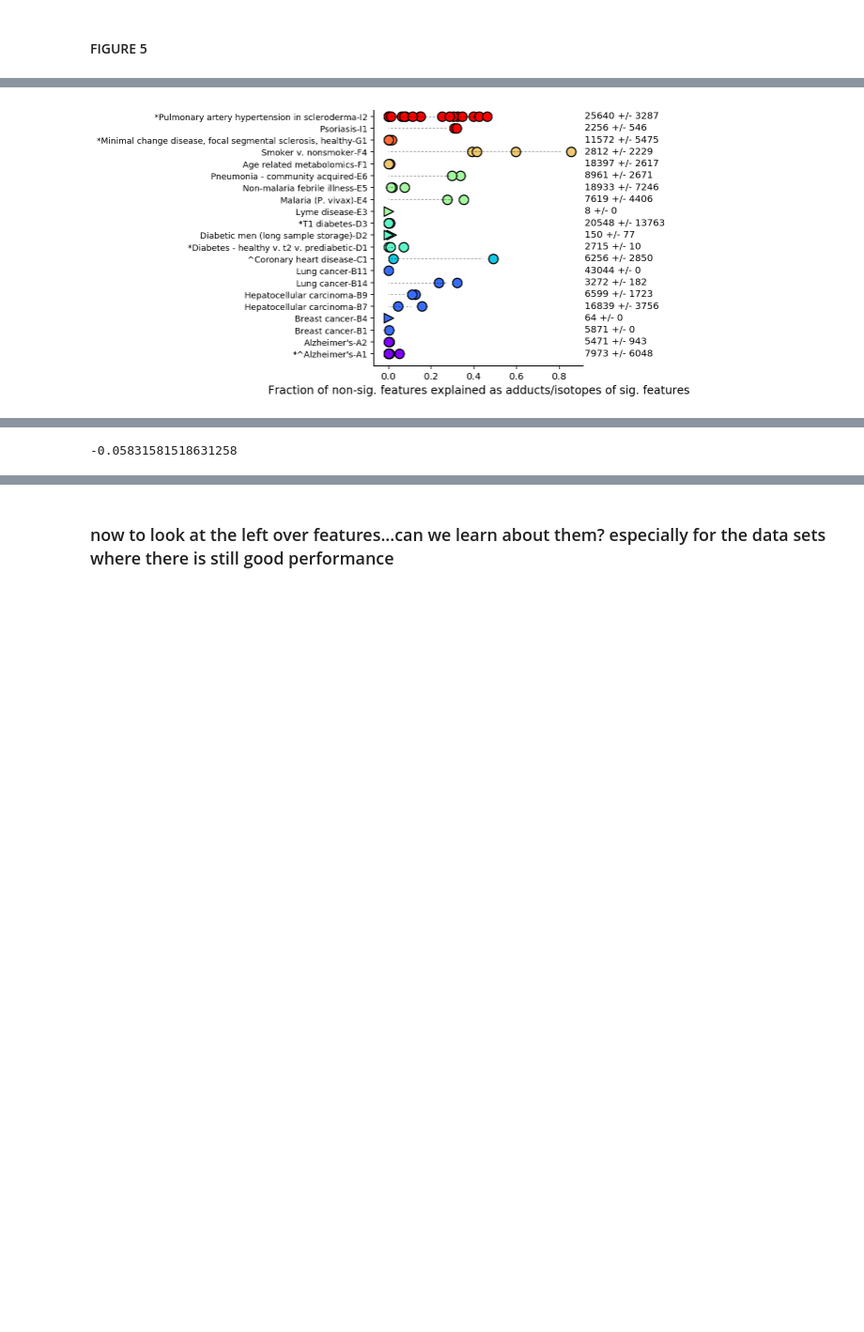
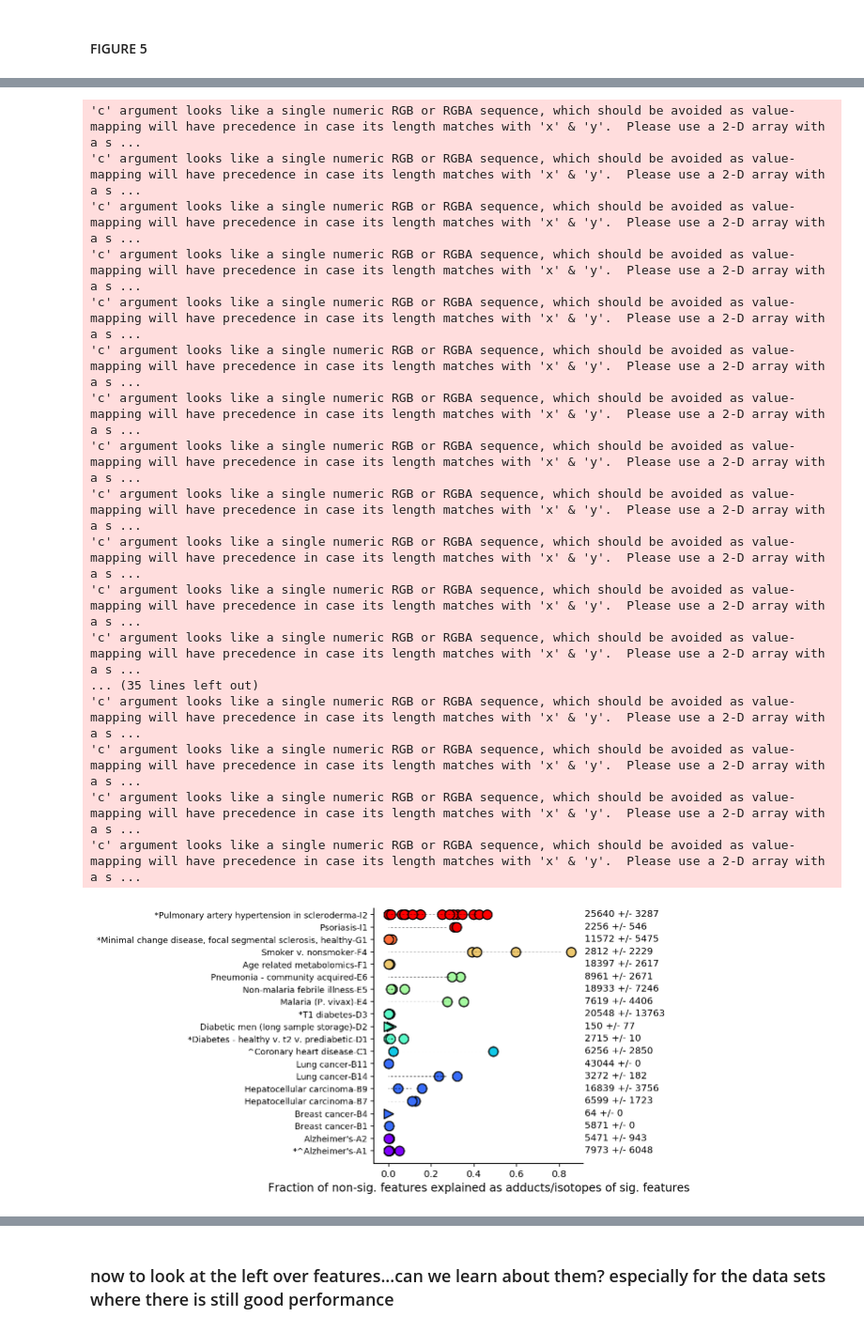
Before and after one commit to ethanev/Metabolomics_ML, a Jupyter notebook: 4_feature_analysis/3_analysis/Figure_5.ipynb, the cells around one changed output, grey strips where cells are left out. Shown at 94% size. Cells and saved outputs as stored; diff of their text form; code cells hidden in the pictures; blank space fills up the shorter version.

```diff
--- a/4_feature_analysis/3_analysis/Figure_5.ipynb
+++ b/4_feature_analysis/3_analysis/Figure_5.ipynb
@@ -66,9 +64,13 @@ def df_naming_cleanup(df):
     return df
 # %%
 all_data = pd.read_csv('./paper_models_csvs_pkls/summary-sig_rem_False_stat_sig_False_top_sig_False_0_30avg_auc_log_reg_YES_bn_NO_log_NO_standscal_YES_ovo_YES_meta.csv').sort_values('study')
+# all_data = pd.read_csv('./summary-sig_rem_False_rem_add_False_stat_sig_False_top_sig_False_0_30avg_auc_log_reg_YES_bn_NO_log_NO_standscal_YES_ovo_YES_meta_withfeatstd.csv').sort_values('study')
 all_data = all_data.replace('ST000389', 'ST000388')
+all_data = all_data.replace('ST000063', 'ST000062')
 nosig_LR = pd.read_csv('./paper_models_csvs_pkls/summary-sig_rem_True_stat_sig_False_top_sig_False_0_30avg_auc_log_reg_YES_bn_NO_log_NO_standscal_YES_ovo_YES_meta.csv')
+# nosig_LR = pd.read_csv('./summary-sig_rem_True_rem_add_False_stat_sig_False_top_sig_False_0_30avg_auc_log_reg_YES_bn_NO_log_NO_standscal_YES_ovo_YES_meta_withfeatstd.csv')
 nosig_LR = nosig_LR.replace('ST000389', 'ST000388')
+nosig_LR = nosig_LR.replace('ST000063', 'ST000062')
 nosig_LR = df_naming_cleanup(nosig_LR)
 all_data = df_naming_cleanup(all_data)
 all_data = all_data.sort_values(by=['analysis'])
@@ -102,6 +104,10 @@ study_names = ['ST000046', 'MTBLS72', 'ST000062','MTBLS92','ST000356', 'ST000355
 study_ID = ['A1','A2','A3','B1','B2','B3','B4','B5','B6','B7','B8','B9','B10','B11','B12','B13','B14','C1',
             'D1','D2','D3','D4','E1','E2','E3','E4','E5','E6','E7','F1','F2','F3','F4','G1','H1','I1','I2']
 name_to_id = {s:s_id for s,s_id in zip(study_names, study_ID)}
+# %%
+all_data = all_data[all_data.study != 'ST000888']
+nosig_LR = nosig_LR[nosig_LR.study != 'ST000888']
+# nosig_LR
 # %%
 #### compare the combined between model types and +/- stat sig features
 
@@ -287,7 +294,7 @@ for model in to_compare:
 
 ### go through each dataset, if possible compare and plot
 if write_add == False:
-    adduct_dict = pickle.load(open('adducts_L1_nostat-stat_models.pkl', 'rb'))
+    adduct_dict = pickle.load(open('./paper_models_csvs_pkls/adducts_L1_nostat-stat_models.pkl', 'rb'))
 else:
     adduct_dict = {}
     for interest in current_interest_studies:
@@ -553,6 +562,7 @@ for ele in order:
         if ele in info:
             sorted_data.append(info)
 to_sort = sorted_data
+# print(to_sort)
 x = [ele[0] for ele in to_sort]
 disease_types = [ele[1] for ele in to_sort]
 shapes = [ele[2] for ele in to_sort]
@@ -571,6 +581,9 @@ study_avg_feat = []
 study_std_feat = []
 current_s = None
 for d, s, f_c in zip(disease, study, all_features):
+    print(d,s)
+    if s == 'ST000888':
+        continue
     if s in seen:
         y.append(y_value)
         feat_ct.append(f_c)
@@ -645,8 +658,10 @@ for x_, y_ in zip(line_x, line_y):
 ax.set_yticklabels([])
 ax.yaxis.set_ticks(np.arange(2, y[-1]+1, y_step))
 ax.set_ylim([0,y[-1]+1])
+# label_ID = ['A1','A2','B1','B4','B7','B9','B14','B11','C1',
+#             'D1','D2','D3','E3','E4','E5','E6','F1','F4','G1','I1','I2']
 label_ID = ['A1','A2','B1','B4','B7','B9','B14','B11','C1',
-            'D1','D2','D3','E3','E4','E5','E6','F1','F4','G1','I1','I2']
+            'D1','D2','D3','E4','E5','E6','F1','F4','G1','I1','I2']
 temp_y_labels = [e1+'-'+e2 for e1, e2 in zip(temp_y_labels,label_ID)]
 ax.set_yticklabels(temp_y_labels, fontname='Dejavu Sans', fontsize=9)
 ax.spines['right'].set_visible(False)
@@ -658,7 +673,7 @@ ax.set_xlabel('Fraction of non-sig. features explained as adducts/isotopes of si
 #     pad = x_pos*0.1
 #     ax.text(x_pos+pad,y_pos, '{0:.3f} +/- {1:.3f}'.format(a,a_std), fontname='Dejavu Sans', fontsize=9)
 unique_y = list(set(y))
-unique_y = [ele-0.35 for ele in unique_y]
+unique_y = sorted([ele-0.35 for ele in unique_y])
 for f_avg, f_std, y in zip(study_avg_feat,study_std_feat,unique_y):
     ax.text(0.92,y,'{} +/- {}'.format(int(f_avg),int(f_std)))
 
@@ -694,6 +709,10 @@ plt.show()
 ############### figure 5d
 nosig_noadd_LR = pd.read_csv('./paper_models_csvs_pkls/summary-sig_rem_True_rem_add_True_stat_sig_False_top_sig_False_0_30avg_auc_log_reg_YES_bn_NO_log_NO_standscal_YES_ovo_YES_meta.csv')
 nosig_LR = pd.read_csv('./paper_models_csvs_pkls/summary-sig_rem_True_stat_sig_False_top_sig_False_0_30avg_auc_log_reg_YES_bn_NO_log_NO_standscal_YES_ovo_YES_meta.csv')
+nosig_noadd_LR = nosig_noadd_LR[nosig_noadd_LR.study != 'ST000888']
+nosig_LR = nosig_LR[nosig_LR.study != 'ST000888']
+# nosig_noadd_LR = pd.read_csv('./summary-sig_rem_True_rem_add_True_stat_sig_False_top_sig_False_0_30avg_auc_log_reg_YES_bn_NO_log_NO_standscal_YES_ovo_YES_meta_withfeatstd.csv')
+# nosig_LR = pd.read_csv('./summary-sig_rem_True_rem_add_False_stat_sig_False_top_sig_False_0_30avg_auc_log_reg_YES_bn_NO_log_NO_standscal_YES_ovo_YES_meta_withfeatstd.csv')
 nosig_noadd_LR = nosig_noadd_LR.replace('ST000389', 'ST000388')
 nosig_noadd_LR = df_naming_cleanup(nosig_noadd_LR)
 nosig_noadd_LR = nosig_noadd_LR.sort_values(by=['analysis'])
@@ -725,7 +744,7 @@ ax.set_xlim([0.3,1])
 ax.set_ylim([0.3,1])
 ax.plot([0,1],[0,1], 'k', linewidth=2.5)
 ax.set_xlabel('no stat sig features - LR', fontname='Dejavu Sans', fontsize=12)
-ax.set_ylabel('no stat sig, no adducts/isotope features - LR', fontname='Dejavu Sans', fontsize=12)
+ax.set_ylabel('no stat sig/adducts/isotopes - LR', fontname='Dejavu Sans', fontsize=12)
 ax.spines['right'].set_visible(False)
 ax.spines['top'].set_visible(False)
 ax.spines['left'].set_linewidth(1)
@@ -736 +789,18 @@ plt.show()
+'c' argument looks like a single numeric RGB or RGBA sequence, which should be avoided as value-mapping will have precedence in case its length matches with 'x' & 'y'.  Please use a 2-D array with a s ...
+'c' argument looks like a single numeric RGB or RGBA sequence, which should be avoided as value-mapping will have precedence in case its length matches with 'x' & 'y'.  Please use a 2-D array with a s ...
+'c' argument looks like a single numeric RGB or RGBA sequence, which should be avoided as value-mapping will have precedence in case its length matches with 'x' & 'y'.  Please use a 2-D array with a s ...
+'c' argument looks like a single numeric RGB or RGBA sequence, which should be avoided as value-mapping will have precedence in case its length matches with 'x' & 'y'.  Please use a 2-D array with a s ...
+'c' argument looks like a single numeric RGB or RGBA sequence, which should be avoided as value-mapping will have precedence in case its length matches with 'x' & 'y'.  Please use a 2-D array with a s ...
+'c' argument looks like a single numeric RGB or RGBA sequence, which should be avoided as value-mapping will have precedence in case its length matches with 'x' & 'y'.  Please use a 2-D array with a s ...
+'c' argument looks like a single numeric RGB or RGBA sequence, which should be avoided as value-mapping will have precedence in case its length matches with 'x' & 'y'.  Please use a 2-D array with a s ...
+'c' argument looks like a single numeric RGB or RGBA sequence, which should be avoided as value-mapping will have precedence in case its length matches with 'x' & 'y'.  Please use a 2-D array with a s ...
+'c' argument looks like a single numeric RGB or RGBA sequence, which should be avoided as value-mapping will have precedence in case its length matches with 'x' & 'y'.  Please use a 2-D array with a s ...
+'c' argument looks like a single numeric RGB or RGBA sequence, which should be avoided as value-mapping will have precedence in case its length matches with 'x' & 'y'.  Please use a 2-D array with a s ...
+'c' argument looks like a single numeric RGB or RGBA sequence, which should be avoided as value-mapping will have precedence in case its length matches with 'x' & 'y'.  Please use a 2-D array with a s ...
+'c' argument looks like a single numeric RGB or RGBA sequence, which should be avoided as value-mapping will have precedence in case its length matches with 'x' & 'y'.  Please use a 2-D array with a s ...
+... (35 lines left out)
+'c' argument looks like a single numeric RGB or RGBA sequence, which should be avoided as value-mapping will have precedence in case its length matches with 'x' & 'y'.  Please use a 2-D array with a s ...
+'c' argument looks like a single numeric RGB or RGBA sequence, which should be avoided as value-mapping will have precedence in case its length matches with 'x' & 'y'.  Please use a 2-D array with a s ...
+'c' argument looks like a single numeric RGB or RGBA sequence, which should be avoided as value-mapping will have precedence in case its length matches with 'x' & 'y'.  Please use a 2-D array with a s ...
+'c' argument looks like a single numeric RGB or RGBA sequence, which should be avoided as value-mapping will have precedence in case its length matches with 'x' & 'y'.  Please use a 2-D array with a s ...
-[figure, old version]
+[figure, new version]
@@ -738 +824,0 @@ plt.show()
--0.05831581518631258
```
Also changed, not shown: parts of 13 cells of this notebook, 1 other file.
